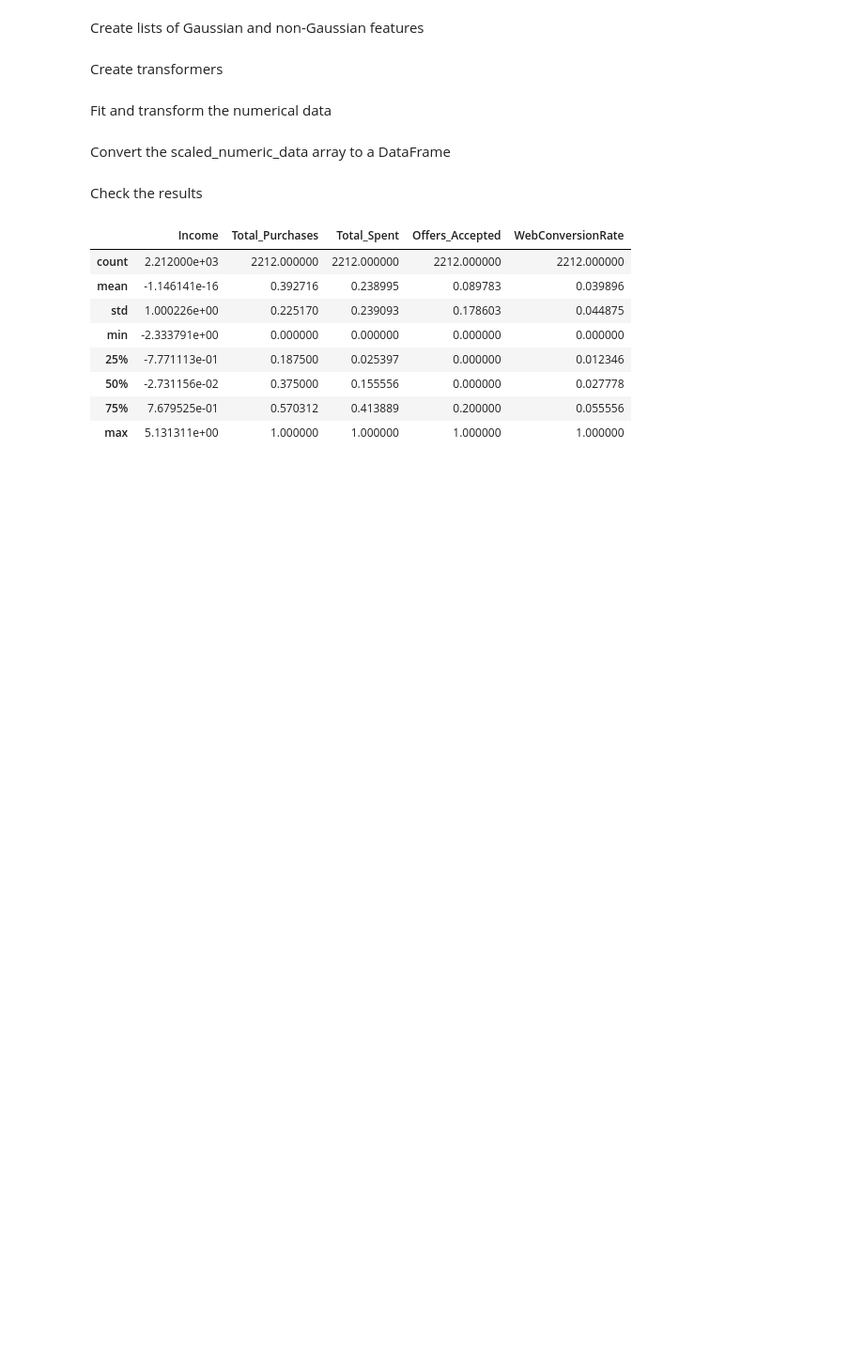
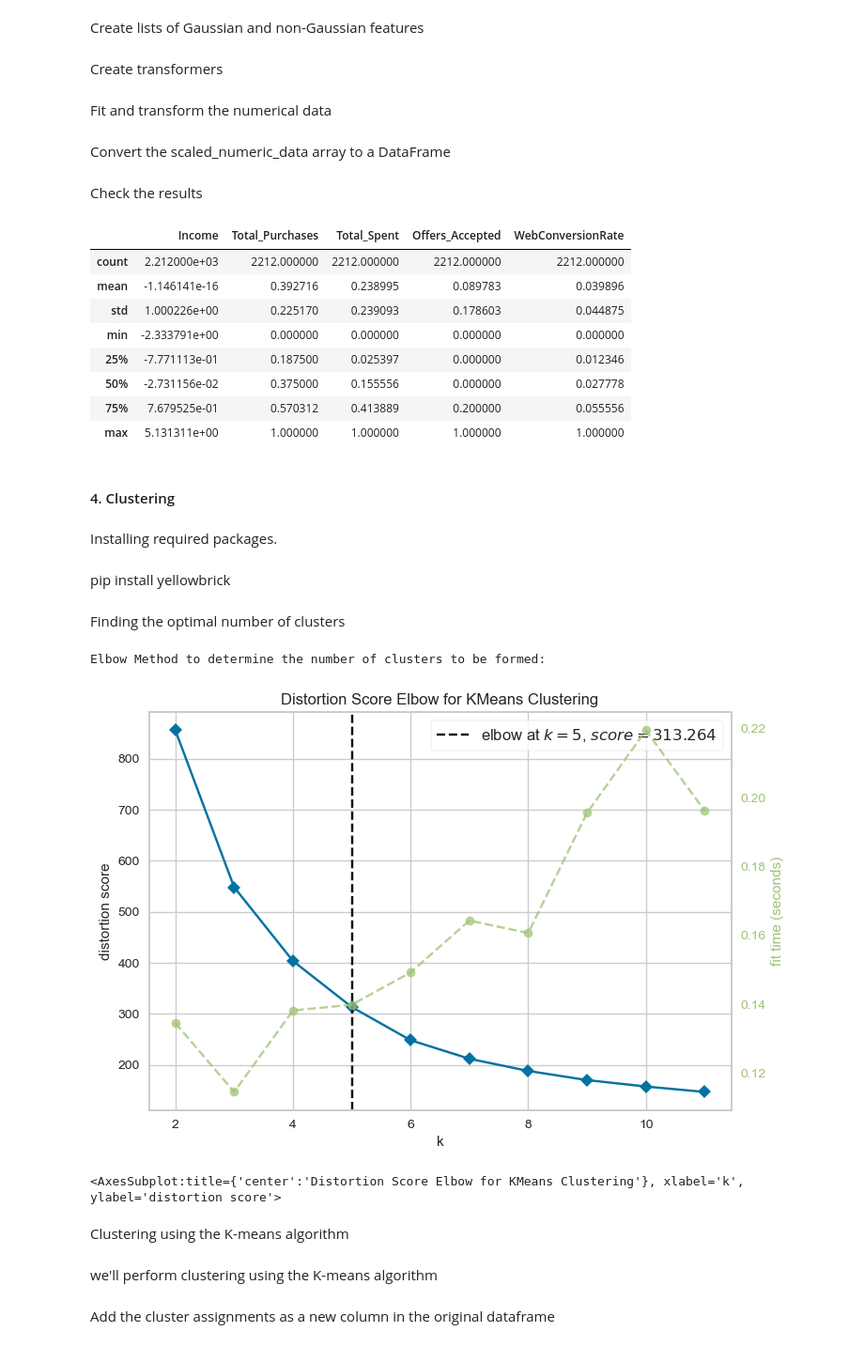
Before and after one commit to dasanmiguelv/clustering, a Jupyter notebook: Notebooks/customerSegmentatio.ipynb, the cells around one changed output. Shown at 94% size. Saved outputs shown, nothing was run; the diff lists cells and outputs as text; code cells hidden in the pictures; blank space fills up the shorter version.

Commit message:
Clustering

```diff
--- a/Notebooks/customerSegmentatio.ipynb
+++ b/Notebooks/customerSegmentatio.ipynb
@@ -419,3 +419,9 @@ campaign_data_scaled.describe()
 | 50% | -2.731156e-02 | 0.375000 | 0.155556 | 0.000000 | 0.027778 |
 | 75% | 7.679525e-01 | 0.570312 | 0.413889 | 0.200000 | 0.055556 |
 | max | 5.131311e+00 | 1.000000 | 1.000000 | 1.000000 | 1.000000 |
+# %% [markdown]
+#### 4. Clustering
+# %% [markdown]
+Installing required packages.
+# %% [markdown]
+pip install yellowbrick
@@ -421,0 +432,16 @@ campaign_data_scaled.describe()
+# %% [markdown]
+Finding the optimal number of clusters
+# %%
+# Quick examination of elbow method to find the number of clusters to make.
+print('Elbow Method to determine the number of clusters to be formed:')
+Elbow_M = KElbowVisualizer(KMeans(), k=11)
+Elbow_M.fit(campaign_data_scaled)
+Elbow_M.show()
+# %% [output]
+Elbow Method to determine the number of clusters to be formed:
+[figure, added]
+<AxesSubplot:title={'center':'Distortion Score Elbow for KMeans Clustering'}, xlabel='k', ylabel='distortion score'>
+# %% [markdown]
+Clustering using the K-means algorithm
+# %% [markdown]
+we'll perform clustering using the K-means algorithm
@@ -421,0 +463,2 @@ campaign_data_scaled.describe()
+# %% [markdown]
+ Add the cluster assignments as a new column in the original dataframe
```
Also changed, not shown: parts of 3 cells of this notebook, 1 other file.
